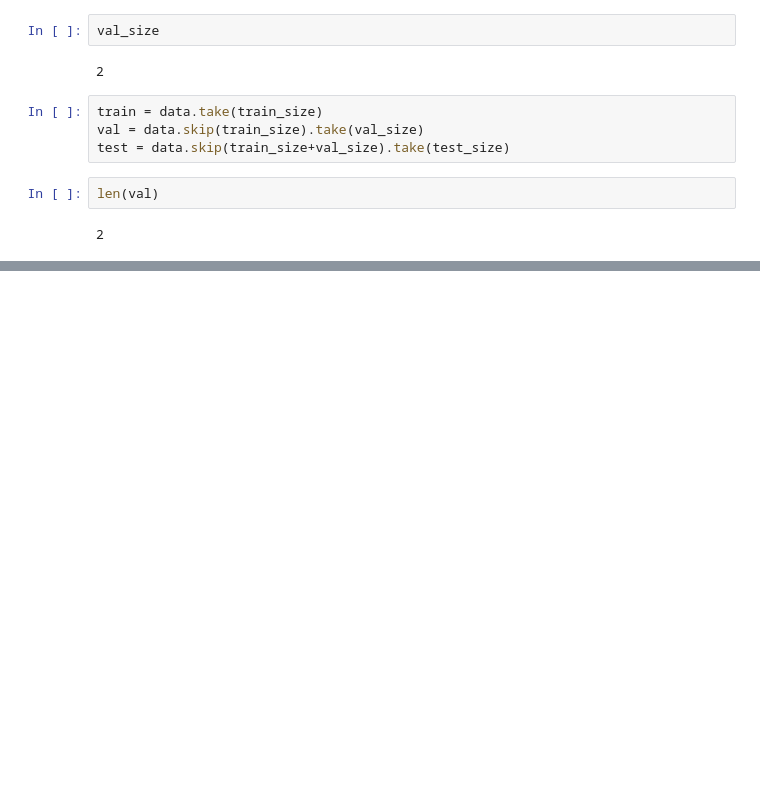
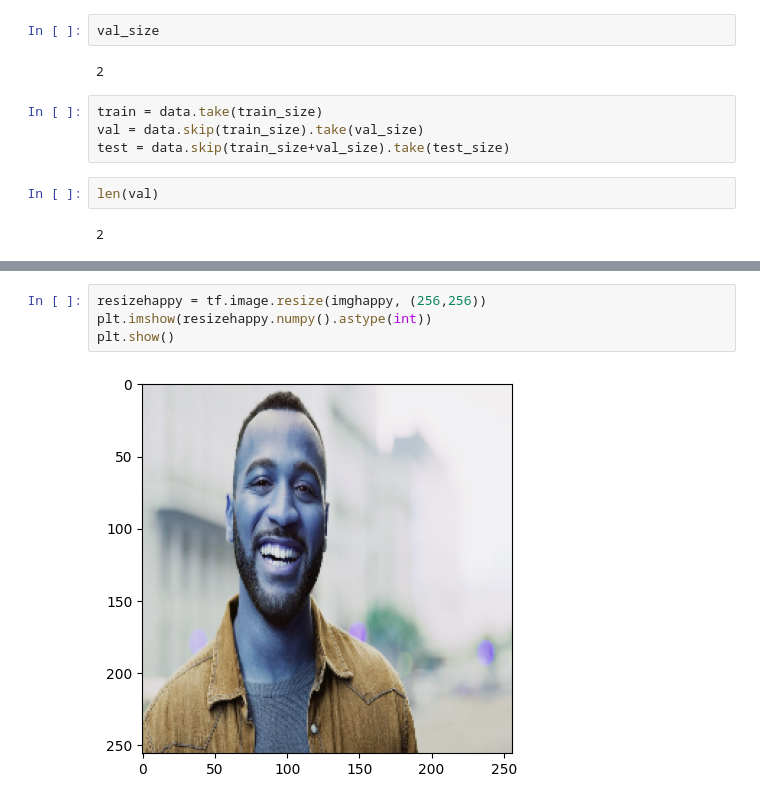
Before and after one commit to mohammedaburahma/image-classification-cnn, a Jupyter notebook: Image_Classification.ipynb, the cells around one changed output, grey strips where cells are left out. Drawn from its saved outputs; the diff is of its cells as text; blank space fills up the shorter version.

```diff
--- a/Image_Classification.ipynb
+++ b/Image_Classification.ipynb
@@ -103,0 +218,6 @@ len(val)
+# %%
+resizehappy = tf.image.resize(imghappy, (256,256))
+plt.imshow(resizehappy.numpy().astype(int))
+plt.show()
+# %% [output]
+[figure, added]
```
Also changed, not shown: parts of 39 cells of this notebook, 2 other files.
